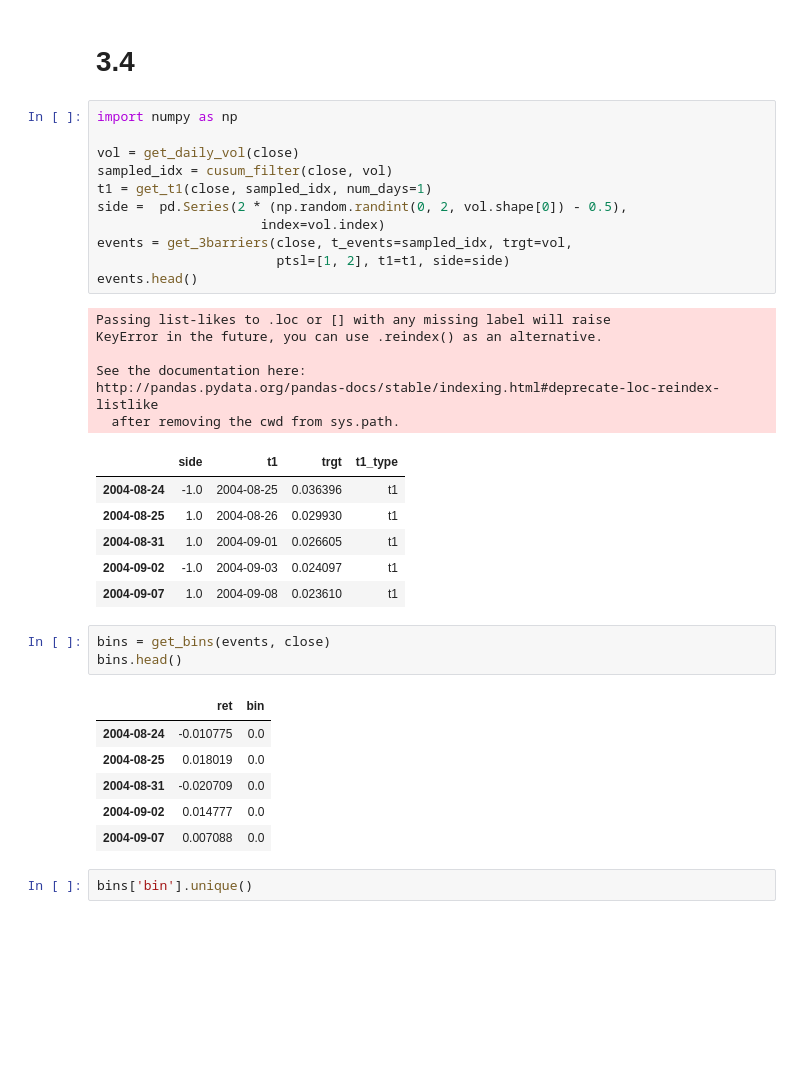
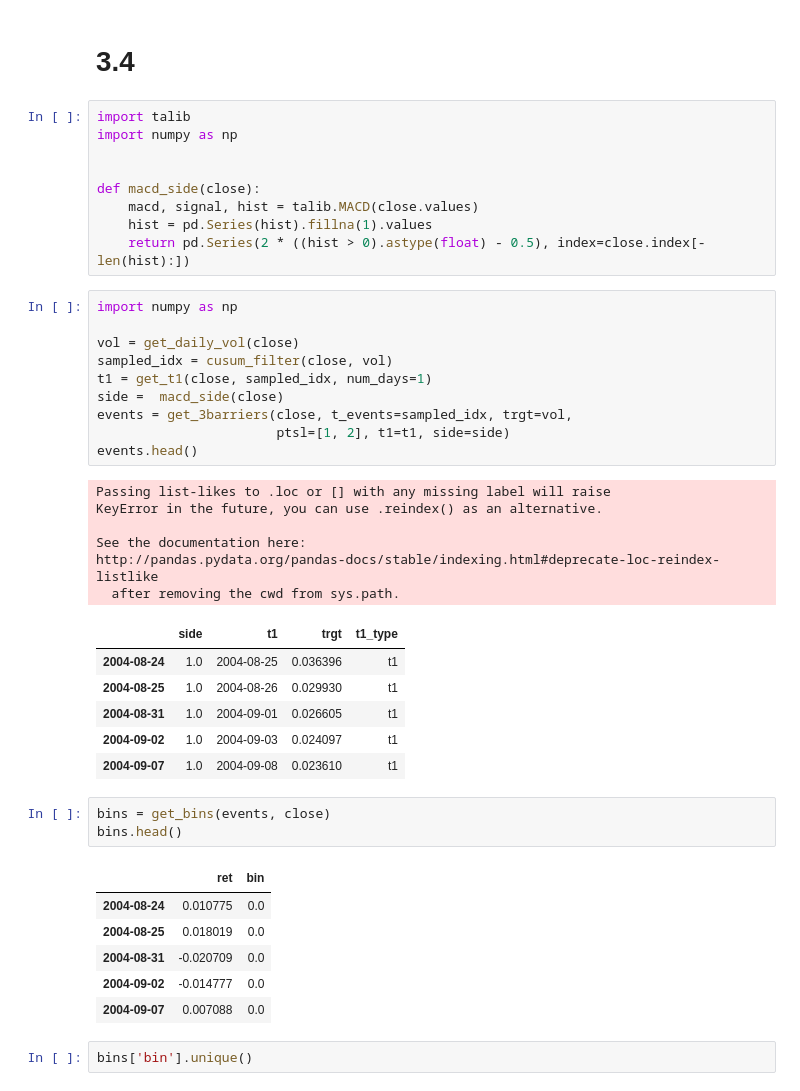
Before and after one commit to jjakimoto/Development, a Jupyter notebook: study_note/Implementaiton.ipynb, the cells around one changed output. Saved outputs shown, nothing was run; the diff lists cells and outputs as text; blank space fills up the shorter version.

```diff
--- a/study_note/Implementaiton.ipynb
+++ b/study_note/Implementaiton.ipynb
@@ -332,39 +334,47 @@ bins['bin'].value_counts()
 Name: bin, dtype: int64
 # %% [markdown]
 # 3.4
+# %%
+import talib
+import numpy as np
+
+
+def macd_side(close):
+    macd, signal, hist = talib.MACD(close.values)
+    hist = pd.Series(hist).fillna(1).values
+    return pd.Series(2 * ((hist > 0).astype(float) - 0.5), index=close.index[-len(hist):])
 # %%
 import numpy as np
 
 vol = get_daily_vol(close)
 sampled_idx = cusum_filter(close, vol)
 t1 = get_t1(close, sampled_idx, num_days=1)
-side =  pd.Series(2 * (np.random.randint(0, 2, vol.shape[0]) - 0.5),
-                     index=vol.index)
+side =  macd_side(close)
 events = get_3barriers(close, t_events=sampled_idx, trgt=vol,
                        ptsl=[1, 2], t1=t1, side=side)
 events.head()
 # %% [output]
 Passing list-likes to .loc or [] with any missing label will raise
 KeyError in the future, you can use .reindex() as an alternative.
 
 See the documentation here:
 http://pandas.pydata.org/pandas-docs/stable/indexing.html#deprecate-loc-reindex-listlike
   after removing the cwd from sys.path.
 |  | side | t1 | trgt | t1_type |
-| 2004-08-24 | -1.0 | 2004-08-25 | 0.036396 | t1 |
+| 2004-08-24 | 1.0 | 2004-08-25 | 0.036396 | t1 |
 | 2004-08-25 | 1.0 | 2004-08-26 | 0.029930 | t1 |
 | 2004-08-31 | 1.0 | 2004-09-01 | 0.026605 | t1 |
-| 2004-09-02 | -1.0 | 2004-09-03 | 0.024097 | t1 |
+| 2004-09-02 | 1.0 | 2004-09-03 | 0.024097 | t1 |
 | 2004-09-07 | 1.0 | 2004-09-08 | 0.023610 | t1 |
 # %%
 bins = get_bins(events, close)
 bins.head()
 # %% [output]
 |  | ret | bin |
-| 2004-08-24 | -0.010775 | 0.0 |
+| 2004-08-24 | 0.010775 | 0.0 |
 | 2004-08-25 | 0.018019 | 0.0 |
 | 2004-08-31 | -0.020709 | 0.0 |
-| 2004-09-02 | 0.014777 | 0.0 |
+| 2004-09-02 | -0.014777 | 0.0 |
 | 2004-09-07 | 0.007088 | 0.0 |
 # %%
 bins['bin'].unique()
```
Also changed, not shown: parts of 14 cells of this notebook, 1 other file.
